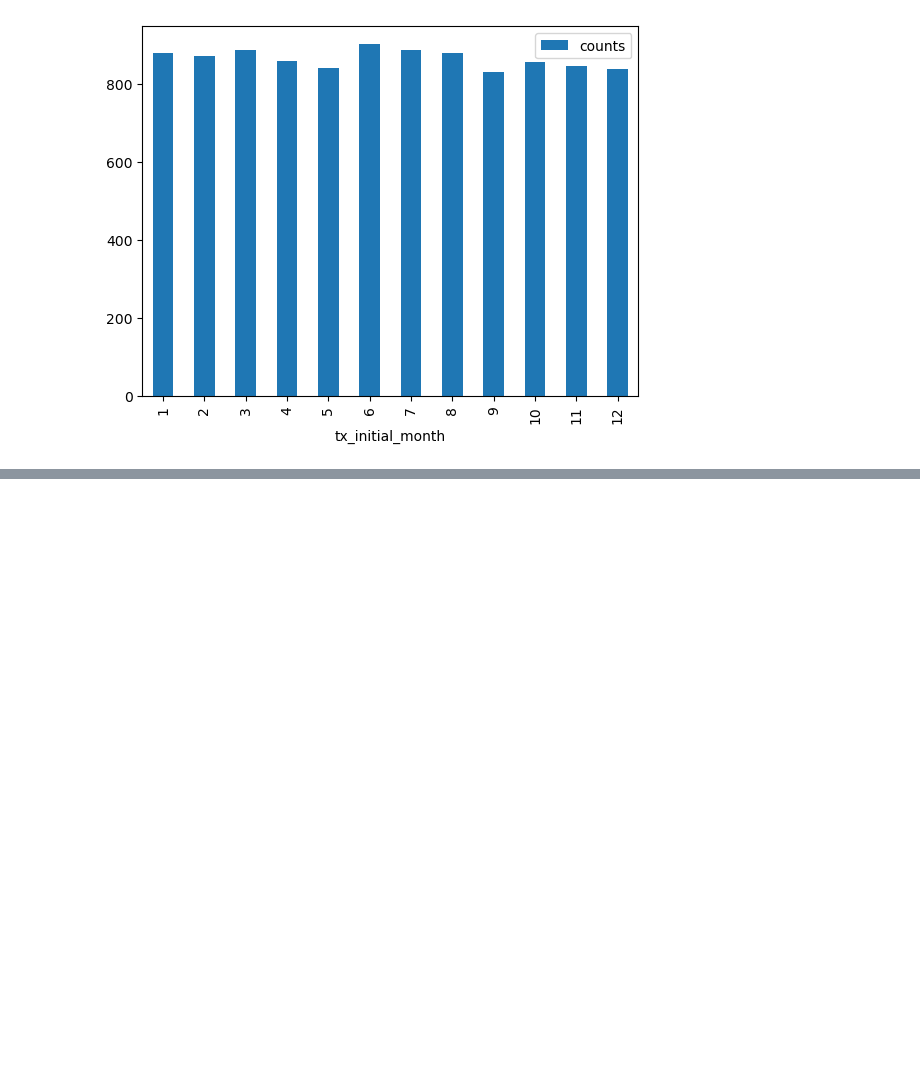
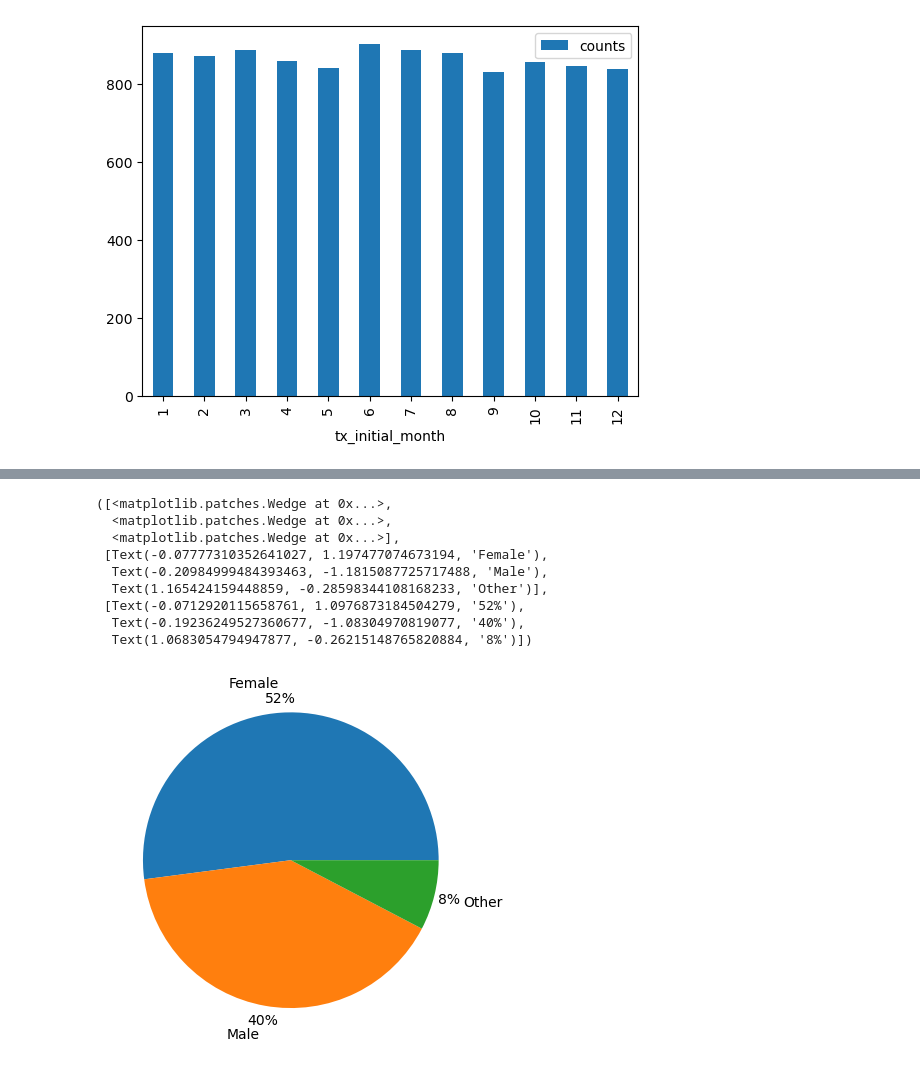
Before and after one commit to mindyng/Take-Homes, a Jupyter notebook: subscription-business-performance.ipynb, the cells around one changed output, grey strips where cells are left out. Saved outputs shown, nothing was run; the diff lists cells and outputs as text; code cells hidden in the pictures; blank space fills up the shorter version.

```diff
--- a/subscription-business-performance.ipynb
+++ b/subscription-business-performance.ipynb
@@ -129,0 +187,15 @@ Not much a difference month-to-month regardless of subsription year. Though June
+# %%
+# Gender that initial sign-up's came from
+init_gender = cust_init.groupby(['customer_gender']).size().reset_index(name='counts')
+plt.pie(x=init_gender["counts"], labels=init_gender.customer_gender, autopct='%1.0f%%', pctdistance=1.1, labeldistance=1.2)
+# %% [output]
+([<matplotlib.patches.Wedge at 0x...>,
+  <matplotlib.patches.Wedge at 0x...>,
+  <matplotlib.patches.Wedge at 0x...>],
+ [Text(-0.07777310352641027, 1.197477074673194, 'Female'),
+  Text(-0.20984999484393463, -1.1815087725717488, 'Male'),
+  Text(1.165424159448859, -0.28598344108168233, 'Other')],
+ [Text(-0.0712920115658761, 1.0976873184504279, '52%'),
+  Text(-0.19236249527360677, -1.08304970819077, '40%'),
+  Text(1.0683054794947877, -0.26215148765820884, '8%')])
+[figure, added]
```
Also changed, not shown: parts of 13 cells of this notebook.
